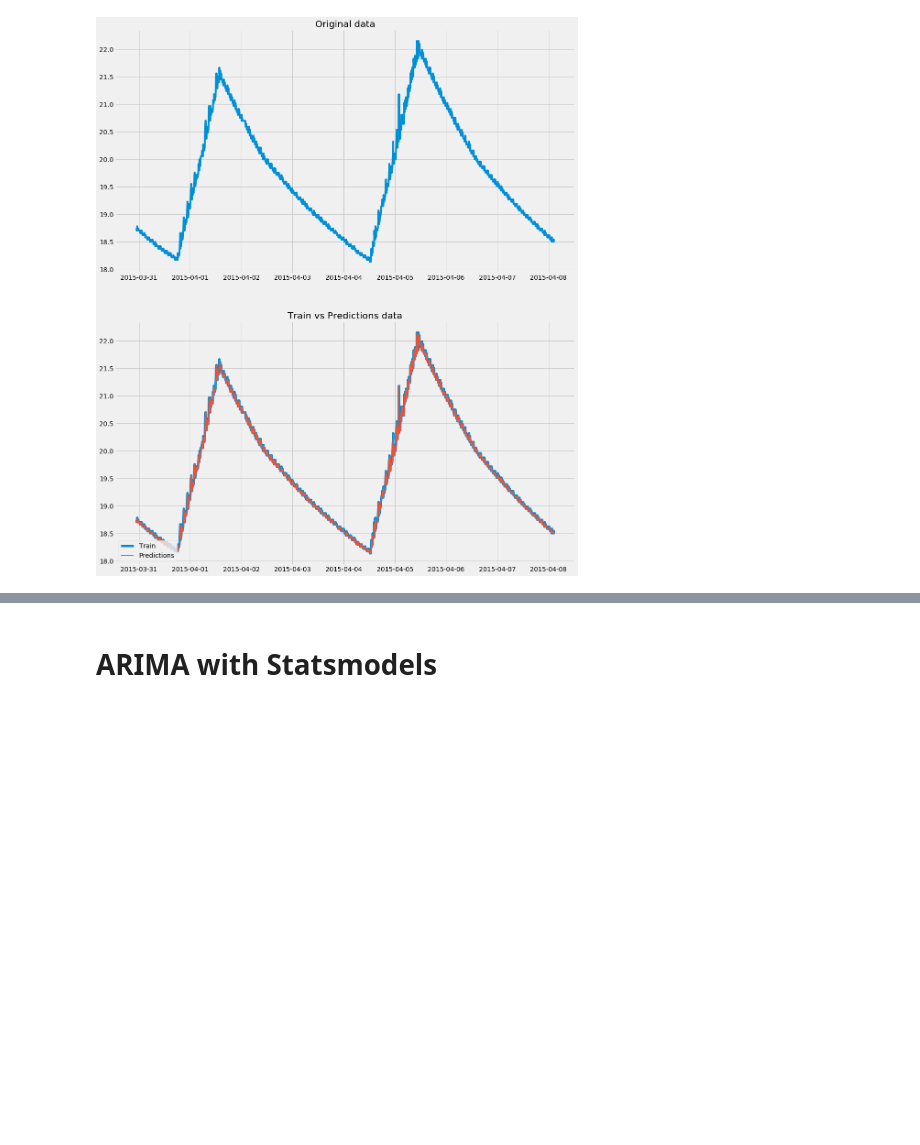
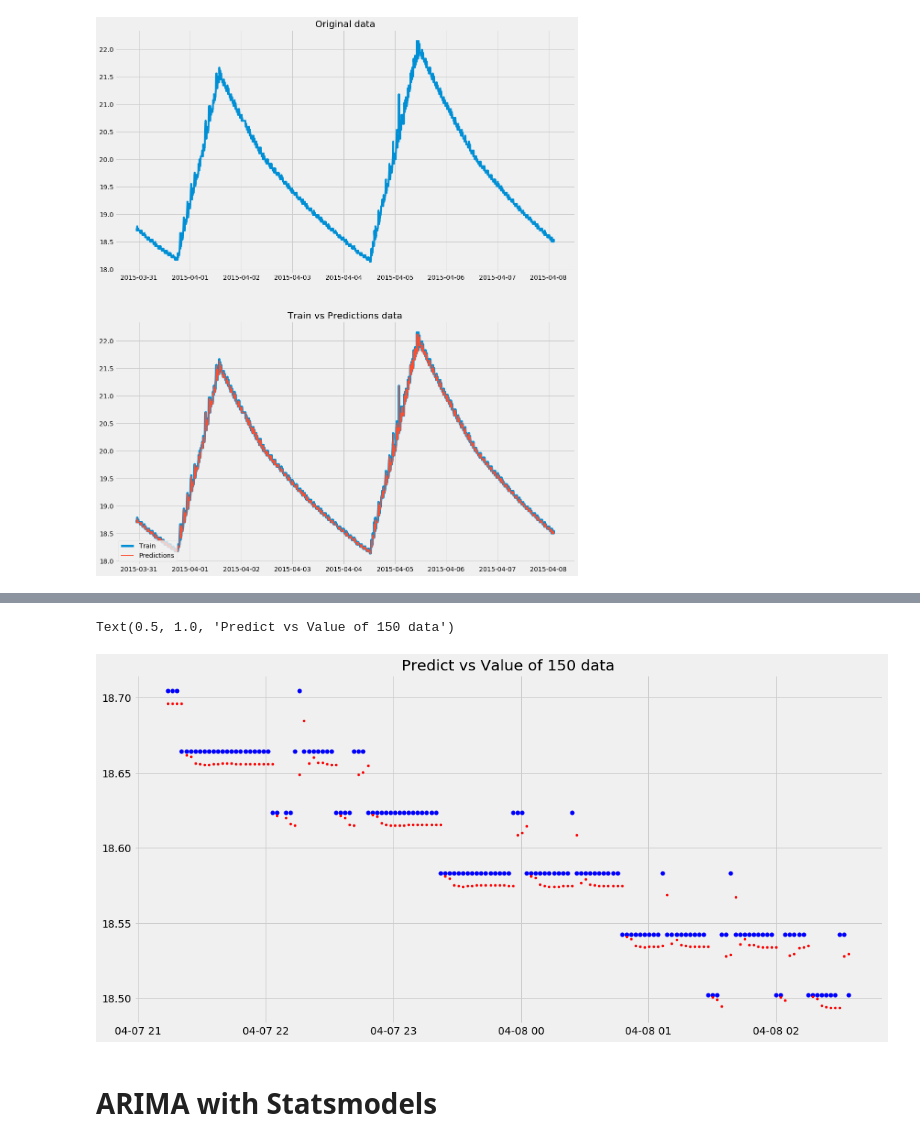
Before and after one commit to parinyad123/Telemetry_Project, a Jupyter notebook: Predict_time_Series/Telemetry/TANKTEMP092_098.ipynb, the cells around one changed output, grey strips where cells are left out. Cells and saved outputs as stored; diff of their text form; code cells hidden in the pictures; blank space fills up the shorter version.

```diff
--- a/Predict_time_Series/Telemetry/TANKTEMP092_098.ipynb
+++ b/Predict_time_Series/Telemetry/TANKTEMP092_098.ipynb
@@ -450,3 +450,7 @@ plt.legend(['Train', 'Predictions'], loc='lower left')
 # %% [output]
 <matplotlib.legend.Legend at 0x...>
 [figure]
+# %%
+num_valid = 150
+valid_plt = valid[-num_valid:]
+valid
@@ -453,3 +472,12 @@ plt.legend(['Train', 'Predictions'], loc='lower left')
+# %%
+# plt.title("Predict vs Value", frontsize=14)
+plt.figure(figsize=(16,8))
+plt.plot(valid_plt[['value']],"bo",markersize =5, label="Value")
+plt.plot(valid_plt[['Predictions']], 'r.',markersize =5, label="Predict")
+plt.title("Predict vs Value of %d data" %num_valid)
+# %% [output]
+Text(0.5, 1.0, 'Predict vs Value of 150 data')
+[figure, added]
 # %% [markdown]
 # ARIMA with Statsmodels
 # %%
```
Also changed, not shown: parts of 2 cells of this notebook.
